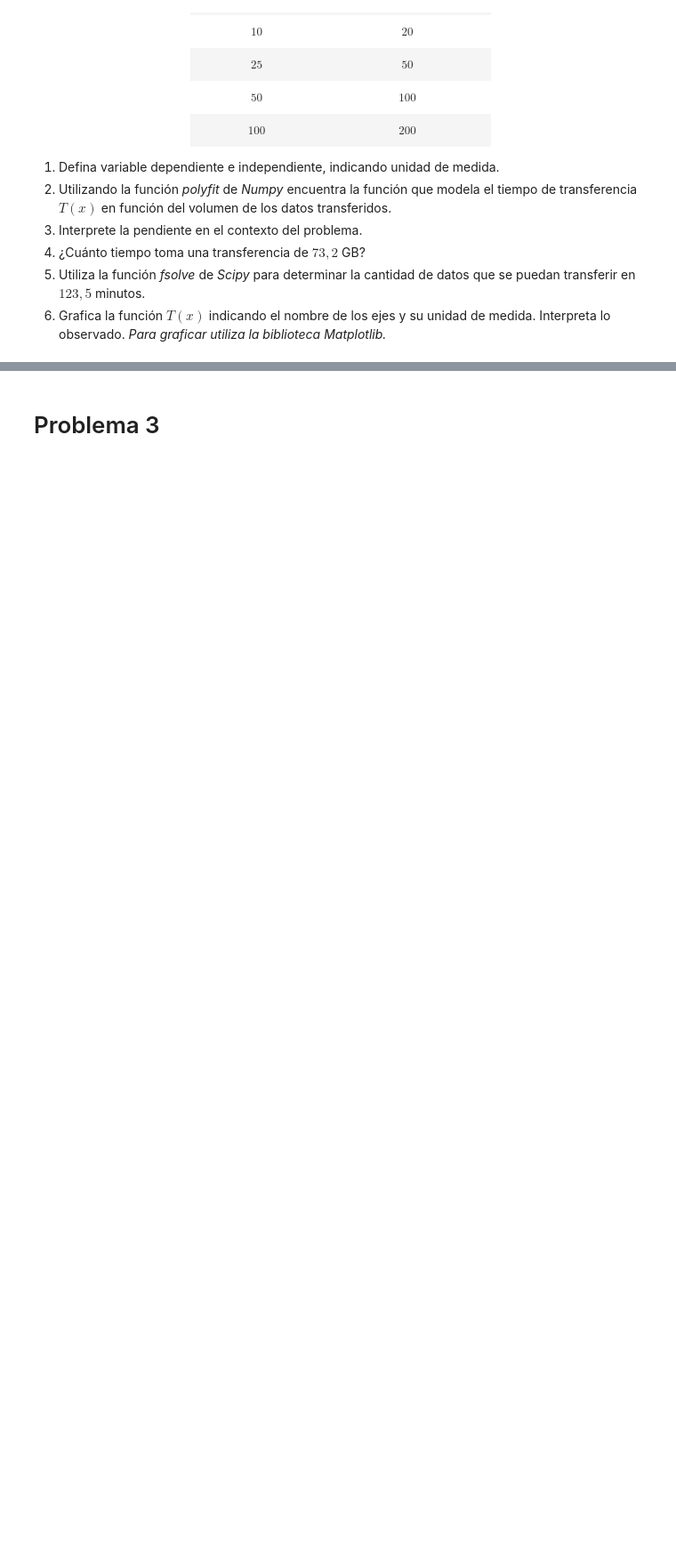
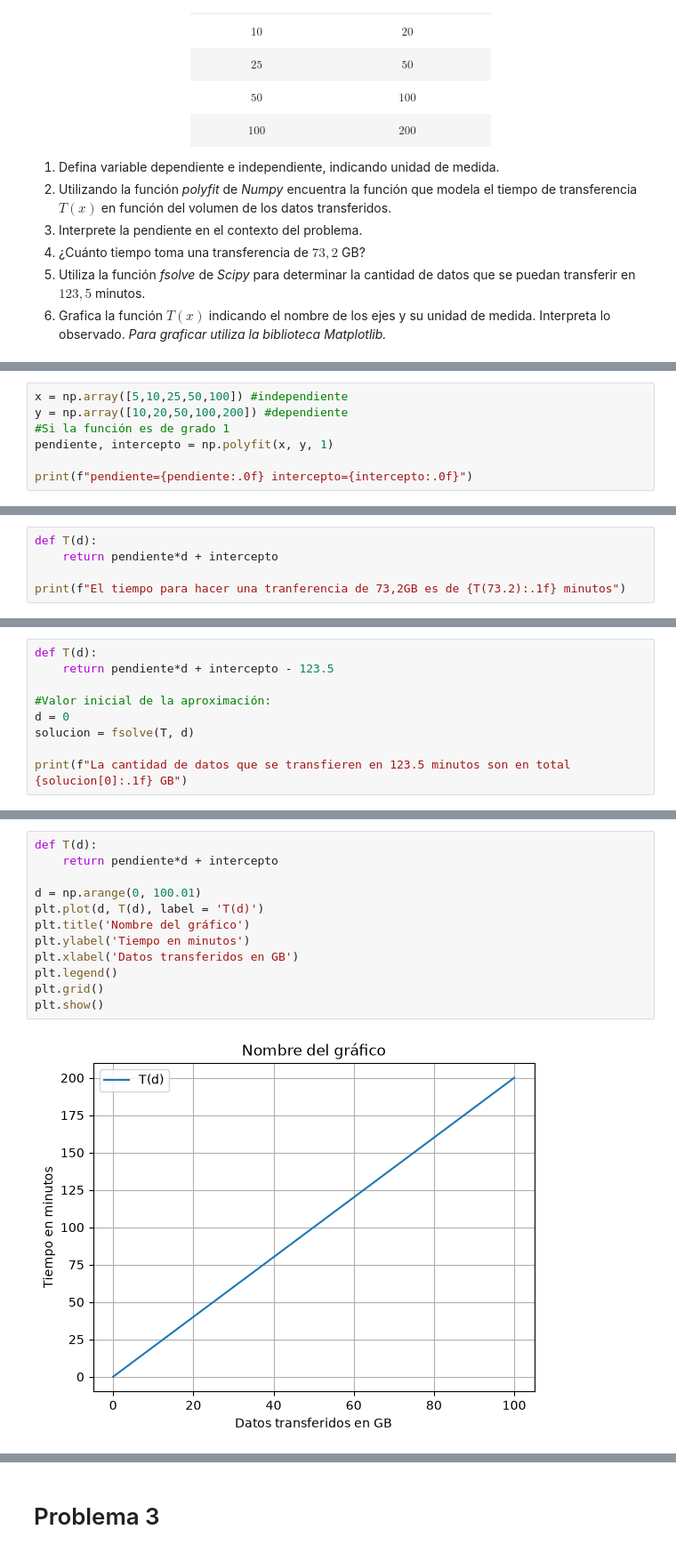
Before and after one commit to LemonHum4n/EjerciciosDuoc, a Jupyter notebook: 2026/Matematicas Aplicadas/Guia2/G2_Función_Lineal.ipynb, the cells around one changed output, grey strips where cells are left out. Shown at 89% size. Cells and saved outputs as stored; diff of their text form; blank space fills up the shorter version.

```diff
--- a/2026/Matematicas Aplicadas/Guia2/G2_Función_Lineal.ipynb
+++ b/2026/Matematicas Aplicadas/Guia2/G2_Función_Lineal.ipynb
@@ -81,0 +129,7 @@ Un equipo de TI está monitoreando el tráfico de datos en la red de la empresa.
+# %%
+x = np.array([5,10,25,50,100]) #independiente
+y = np.array([10,20,50,100,200]) #dependiente
+#Si la función es de grado 1
+pendiente, intercepto = np.polyfit(x, y, 1)
+
+print(f"pendiente={pendiente:.0f} intercepto={intercepto:.0f}")
@@ -81,0 +143,5 @@ Un equipo de TI está monitoreando el tráfico de datos en la red de la empresa.
+# %%
+def T(d):
+    return pendiente*d + intercepto
+
+print(f"El tiempo para hacer una tranferencia de 73,2GB es de {T(73.2):.1f} minutos")
@@ -81,0 +152,9 @@ Un equipo de TI está monitoreando el tráfico de datos en la red de la empresa.
+# %%
+def T(d):
+    return pendiente*d + intercepto - 123.5
+
+#Valor inicial de la aproximación:
+d = 0
+solucion = fsolve(T, d)
+
+print(f"La cantidad de datos que se transfieren en 123.5 minutos son en total {solucion[0]:.1f} GB")
@@ -81,0 +165,14 @@ Un equipo de TI está monitoreando el tráfico de datos en la red de la empresa.
+# %%
+def T(d):
+    return pendiente*d + intercepto
+
+d = np.arange(0, 100.01)
+plt.plot(d, T(d), label = 'T(d)')
+plt.title('Nombre del gráfico')
+plt.ylabel('Tiempo en minutos')
+plt.xlabel('Datos transferidos en GB')
+plt.legend()
+plt.grid()
+plt.show()
+# %% [output]
+[figure, added]
```
Also changed, not shown: parts of 29 cells of this notebook.
